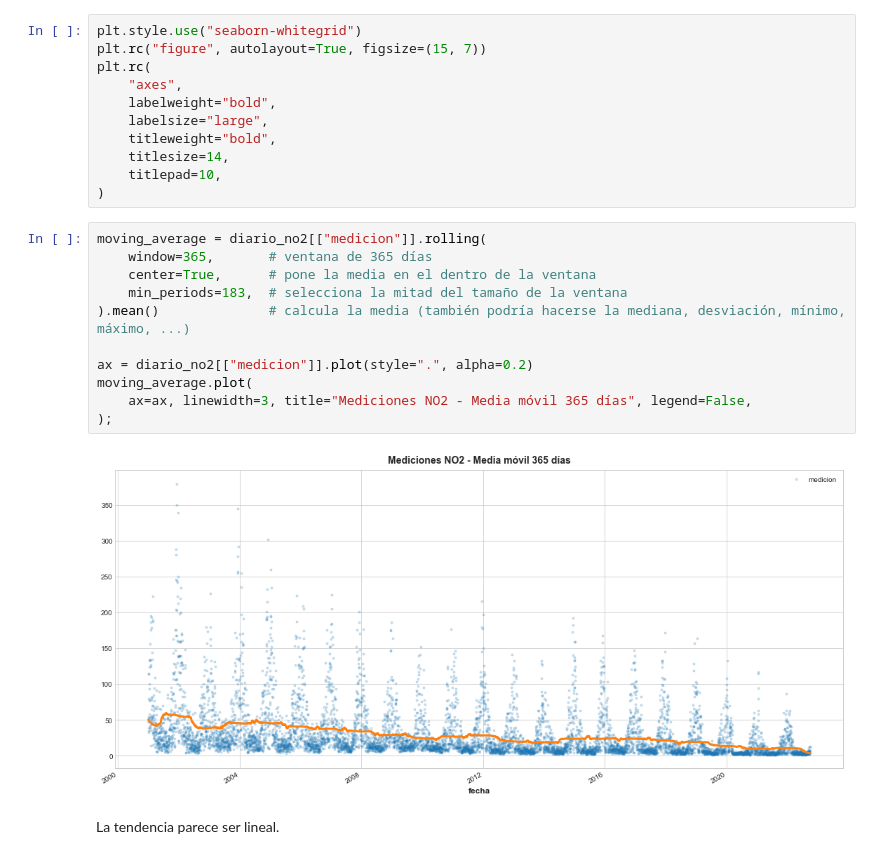
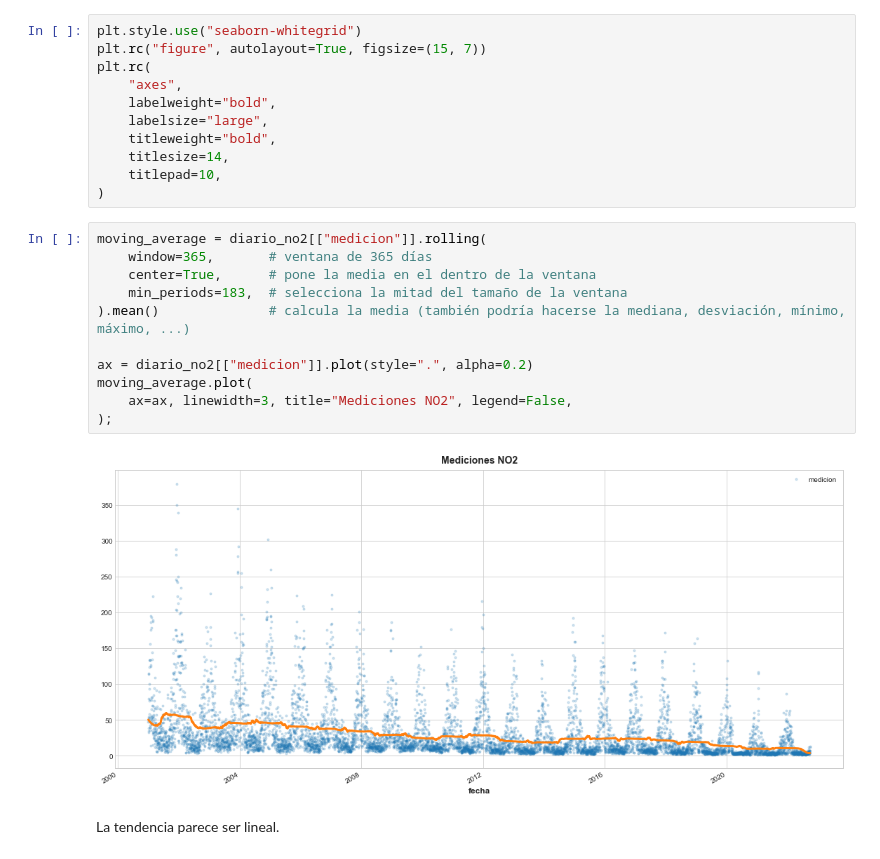
Before and after one commit to SgtSteiner/calidad-del-aire, a Jupyter notebook: calidad_aire_eda.ipynb, the cells around one changed output. Cells and saved outputs as stored; diff of their text form.

```diff
--- a/calidad_aire_eda.ipynb
+++ b/calidad_aire_eda.ipynb
@@ -300,16 +300,16 @@ plt.rc(
 # %%
 moving_average = diario_no2[["medicion"]].rolling(
     window=365,       # ventana de 365 días
     center=True,      # pone la media en el dentro de la ventana
     min_periods=183,  # selecciona la mitad del tamaño de la ventana
 ).mean()              # calcula la media (también podría hacerse la mediana, desviación, mínimo, máximo, ...)
 
 ax = diario_no2[["medicion"]].plot(style=".", alpha=0.2)
 moving_average.plot(
-    ax=ax, linewidth=3, title="Mediciones NO2 - Media móvil 365 días", legend=False,
+    ax=ax, linewidth=3, title="Mediciones NO2", legend=False,
 );
 # %% [output]
-[figure, old version]
+[figure, new version]
 # %% [markdown]
 La tendencia parece ser lineal.
 # %% [markdown]
```
Also changed, not shown: parts of 20 cells of this notebook.
